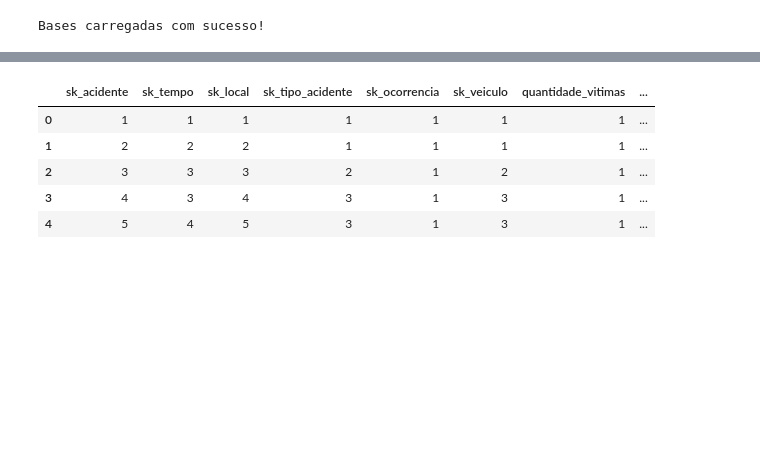
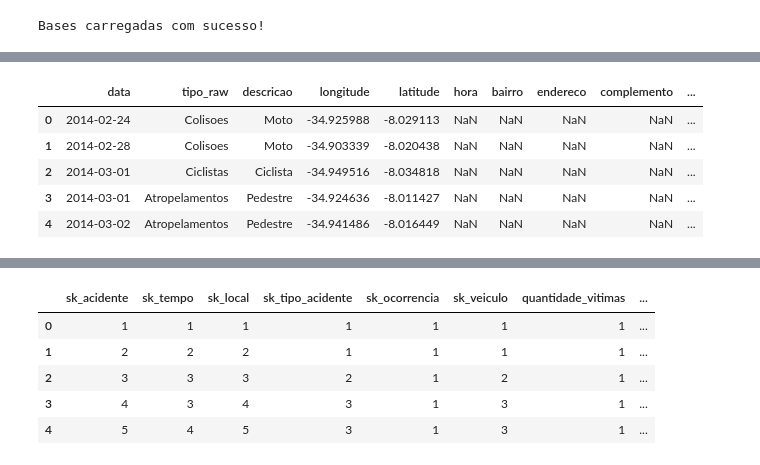
Before and after one commit to annecollier/Projeto-de-Integracao, a Jupyter notebook: pipelns/Pipeline_ETL_Acidentes.ipynb, the cells around one changed output, grey strips where cells are left out. Saved outputs shown, nothing was run; the diff lists cells and outputs as text; code cells hidden in the pictures; blank space fills up the shorter version.

```diff
--- a/pipelns/Pipeline_ETL_Acidentes.ipynb
+++ b/pipelns/Pipeline_ETL_Acidentes.ipynb
@@ -8,15 +8,16 @@ Drive already mounted at /content/drive; to attempt to forcibly remount, call dr
 import pandas as pd
 import numpy as np
 
-df_2014 = pd.read_csv('./data/2014/Acidentes-2014.csv', sep=';', encoding='utf-8')
-df_2015 = pd.read_csv('./data/2015/acidentes_2015.csv', sep=';', encoding='utf-8')
-df_2016 = pd.read_csv('./data/2016/acidentes_2016.csv', sep=';', encoding='utf-8')
+#Alterar link de acordo com o caminho devido
+df_2014 = pd.read_csv('/content/drive/MyDrive/Projeto_integracao/data/2014/Acidentes-2014.csv', sep=';', encoding='utf-8')
+df_2015 = pd.read_csv('/content/drive/MyDrive/Projeto_integracao/data/2015/acidentes_2015.csv', sep=';', encoding='utf-8')
+df_2016 = pd.read_csv('/content/drive/MyDrive/Projeto_integracao/data/2016/acidentes_2016.csv', sep=';', encoding='utf-8')
 
-df_janeiro_2015 = pd.read_csv('./data/2015/acidentes_janeiro_2015.csv', sep=',', encoding='utf-8')
-df_fevereiro_2015 = pd.read_csv('./data/2015/acidentes_fevereiro_2015.csv', sep=',', encoding='utf-8')
-df_marco_2015 = pd.read_csv('./data/2015/acidentes_marco_2015.csv', sep=',', encoding='utf-8')
-df_abril_2015 = pd.read_csv('./data/2015/acidentes_abril_2015.csv', sep=',', encoding='utf-8')
-df_maio_2015 = pd.read_csv('./data/2015/acidentes_maio_2015.csv', sep=',', encoding='utf-8')
+df_janeiro_2015 = pd.read_csv('/content/drive/MyDrive/Projeto_integracao/data/2015/acidentes_janeiro_2015.csv', sep=',', encoding='utf-8')
+df_fevereiro_2015 = pd.read_csv('/content/drive/MyDrive/Projeto_integracao/data/2015/acidentes_fevereiro_2015.csv', sep=',', encoding='utf-8')
+df_marco_2015 = pd.read_csv('/content/drive/MyDrive/Projeto_integracao/data/2015/acidentes_marco_2015.csv', sep=',', encoding='utf-8')
+df_abril_2015 = pd.read_csv('/content/drive/MyDrive/Projeto_integracao/data/2015/acidentes_abril_2015.csv', sep=';', encoding='utf-8')
+df_maio_2015 = pd.read_csv('/content/drive/MyDrive/Projeto_integracao/data/2015/acidentes_maio_2015.csv', sep=';', encoding='utf-8')
 print("Bases carregadas com sucesso!")
 # %% [output]
 Bases carregadas com sucesso!
@@ -100,3 +91,69 @@ display(df_consolidado.head())
+# %%
+# =========================================================================
+# Conversão correta das datas por fonte
+# =========================================================================
+
+# 2014: formato MM/DD/YYYY
+df_2014['data'] = pd.to_datetime(
+    df_2014['data'].astype(str).str.strip(),
+    format='%m/%d/%Y',
+    errors='coerce'
+)
+
+# Janeiro, fevereiro e março de 2015: formato DD/MM/YYYY
+df_janeiro_2015['data'] = pd.to_datetime(
+    df_janeiro_2015['data'].astype(str).str.strip(),
+    dayfirst=True,
+    errors='coerce'
+)
+
+df_fevereiro_2015['data'] = pd.to_datetime(
+    df_fevereiro_2015['data'].astype(str).str.strip(),
+    dayfirst=True,
+    errors='coerce'
+)
+
+df_marco_2015['data'] = pd.to_datetime(
+    df_marco_2015['data'].astype(str).str.strip(),
+    dayfirst=True,
+    errors='coerce'
+)
+
+# Abril e maio de 2015: formato YYYY-MM-DD
+df_abril_2015['data'] = pd.to_datetime(
+    df_abril_2015['data'].astype(str).str.strip(),
+    format='%Y-%m-%d',
+    errors='coerce'
+)
+
+df_maio_2015['data'] = pd.to_datetime(
+    df_maio_2015['data'].astype(str).str.strip(),
+    format='%Y-%m-%d',
+    errors='coerce'
+)
+
+# 2015 anual e 2016: formato DD/MM/YYYY
+df_2015['data'] = pd.to_datetime(
+    df_2015['data'].astype(str).str.strip(),
+    dayfirst=True,
+    errors='coerce'
+)
+
+df_2016['data'] = pd.to_datetime(
+    df_2016['data'].astype(str).str.strip(),
+    dayfirst=True,
+    errors='coerce'
+)
+
+df_consolidado = pd.concat([df_2014, df_2015, df_2016, df_janeiro_2015, df_fevereiro_2015, df_marco_2015, df_abril_2015, df_maio_2015], ignore_index=True)
+display(df_consolidado.head())
+# %% [output]
+|  | data | tipo_raw | descricao | longitude | latitude | hora | bairro | endereco | complemento | ... |
+| 0 | 2014-02-24 | Colisoes | Moto | -34.925988 | -8.029113 | NaN | NaN | NaN | NaN | ... |
+| 1 | 2014-02-28 | Colisoes | Moto | -34.903339 | -8.020438 | NaN | NaN | NaN | NaN | ... |
+| 2 | 2014-03-01 | Ciclistas | Ciclista | -34.949516 | -8.034818 | NaN | NaN | NaN | NaN | ... |
+| 3 | 2014-03-01 | Atropelamentos | Pedestre | -34.924636 | -8.011427 | NaN | NaN | NaN | NaN | ... |
+| 4 | 2014-03-02 | Atropelamentos | Pedestre | -34.941486 | -8.016449 | NaN | NaN | NaN | NaN | ... |
 # %%
 
 # Visualizando o tamanho da nova base e as primeiras linhas
```
Also changed, not shown: parts of 7 cells of this notebook.
